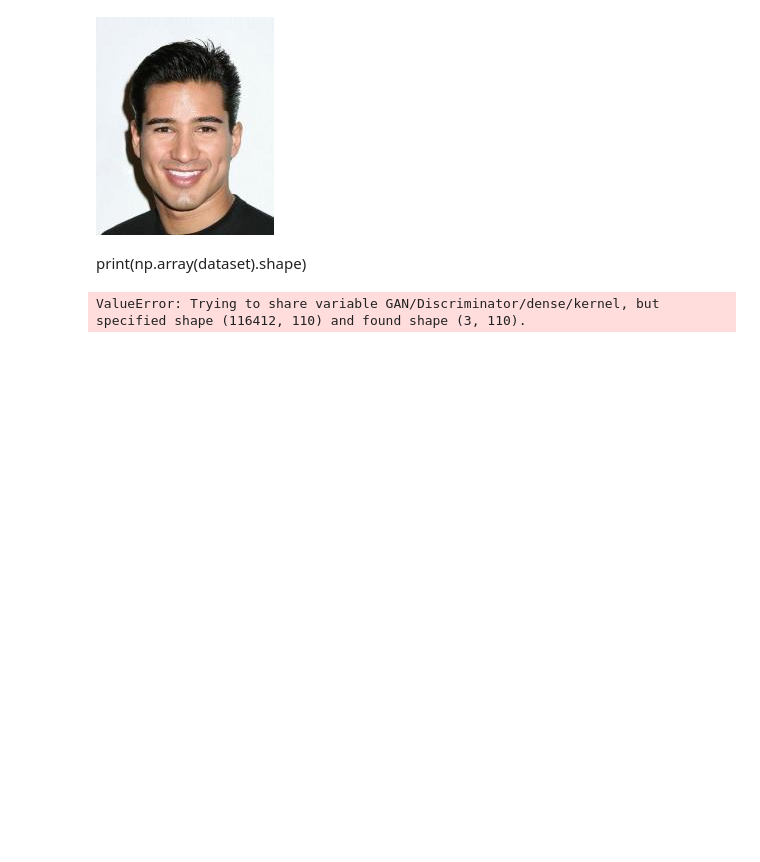
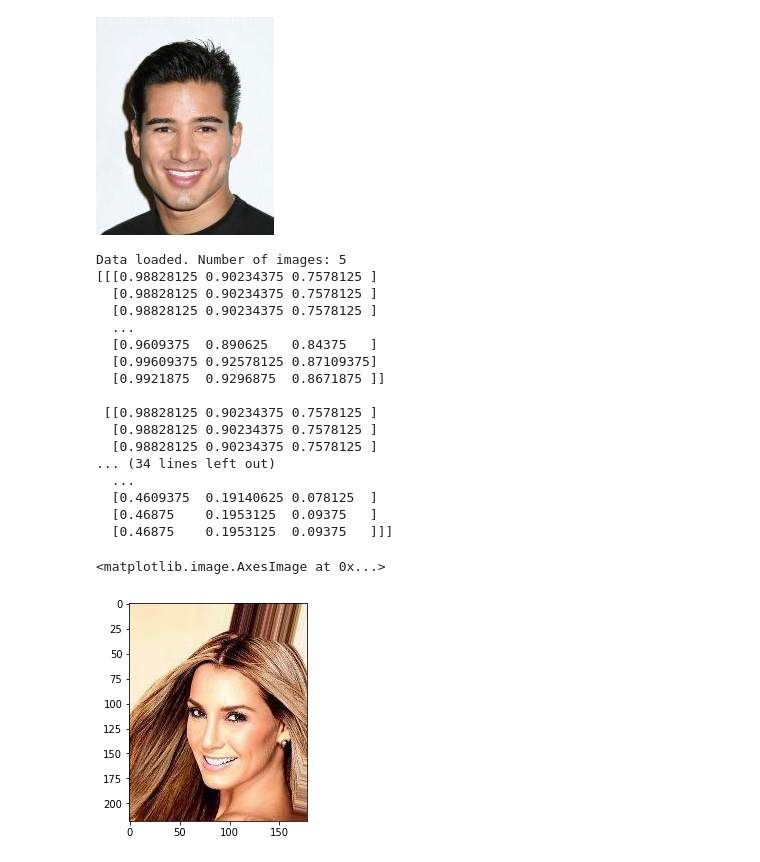
Before and after one commit to sussco/GAN-CelebFaces, a Jupyter notebook: notebook.ipynb, the cells around one changed output. Saved outputs shown, nothing was run; the diff lists cells and outputs as text; code cells hidden in the pictures; blank space fills up the shorter version.

```diff
--- a/notebook.ipynb
+++ b/notebook.ipynb
@@ -24,17 +25,54 @@ def get_data(data_size=25001):
             for i in range(0, 6-len(str(x))):
                 imgname += "0"
             imgname += str(x) + ".jpg"
-            print(imgname)
             dataset.append(mpimg.imread(imgname))
-        dataset = np.array(dataset)
+        dataset =  np.array(dataset)
+        print("Data loaded. Number of images: " + str(data_size))
         return dataset
 
-def get_batch(batch_size):
-        indexes = np.random.randint(0, data_size)
+def get_data_normalized(data_size=25001):
+        dataset = []
+        for x in range(1, data_size):
+            imgname = "img_align_celeba/"
+            for i in range(0, 6-len(str(x))):
+                imgname += "0"
+            imgname += str(x) + ".jpg"
+            dataset.append(mpimg.imread(imgname))
+        dataset =  np.array(dataset)/256.0
+        print("Data loaded. Number of images: " + str(data_size))
+        return dataset
+
+def get_batch(batch_size, dataset):
+        indexes = np.random.randint(0, len(dataset), batch_size)
         data = dataset[indexes]
         return data
+
+def sample_Z(batch_size=50, n=100):
+        return np.random.uniform(-1., 1., size=[batch_size, n])
-# %% [markdown]
-print(np.array(dataset).shape)
+# %%
+dat = get_data_normalized(5)
+print(dat[0])
+plt.imshow(dat[0])
+# %% [output]
+Data loaded. Number of images: 5
+[[[0.98828125 0.90234375 0.7578125 ]
+  [0.98828125 0.90234375 0.7578125 ]
+  [0.98828125 0.90234375 0.7578125 ]
+  ...
+  [0.9609375  0.890625   0.84375   ]
+  [0.99609375 0.92578125 0.87109375]
+  [0.9921875  0.9296875  0.8671875 ]]
+
+ [[0.98828125 0.90234375 0.7578125 ]
+  [0.98828125 0.90234375 0.7578125 ]
+  [0.98828125 0.90234375 0.7578125 ]
+... (34 lines left out)
+  ...
+  [0.4609375  0.19140625 0.078125  ]
+  [0.46875    0.1953125  0.09375   ]
+  [0.46875    0.1953125  0.09375   ]]]
+<matplotlib.image.AxesImage at 0x...>
+[figure, added]
 # %%
 def generator_mlp(Z, fc_sizes=[110,200,300], output_dim=218*178*3, reuse=False):
 
@@ -60,9 +99,7 @@ Z = tf.placeholder(tf.float32,[None,2])
 # %%
 G_sample = generator_mlp(Z)
-r_logits, r_rep = discriminator_mlp(X)
-f_logits, g_rep = discriminator_mlp(G_sample, reuse=True)
+r_logits = discriminator_mlp(XX)
+f_logits = discriminator_mlp(G_sample, reuse=True)
-# %% [output]
-ValueError: Trying to share variable GAN/Discriminator/dense/kernel, but specified shape (116412, 110) and found shape (3, 110).
 # %%
 disc_loss = tf.reduce_mean(tf.nn.sigmoid_cross_entropy_with_logits(logits=r_logits,labels=tf.ones_like(r_logits)) + tf.nn.sigmoid_cross_entropy_with_logits(logits=f_logits,labels=tf.zeros_like(f_logits)))
 gen_loss = tf.reduce_mean(tf.nn.sigmoid_cross_entropy_with_logits(logits=f_logits,labels=tf.ones_like(f_logits)))
```
Also changed, not shown: parts of 5 cells of this notebook.
